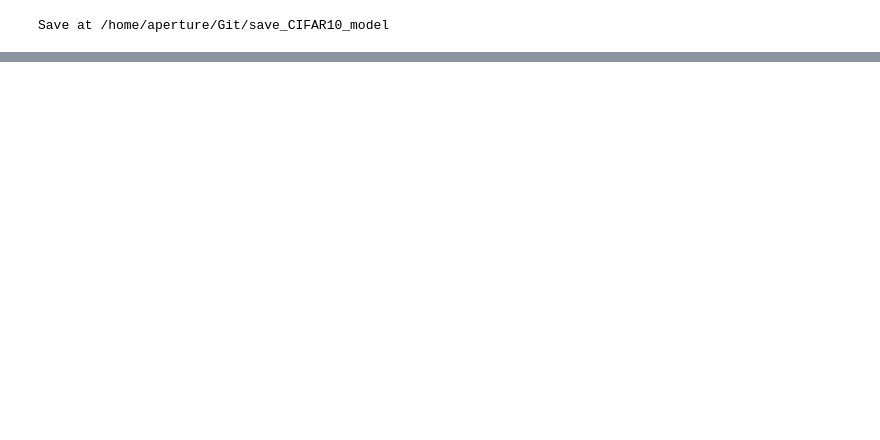
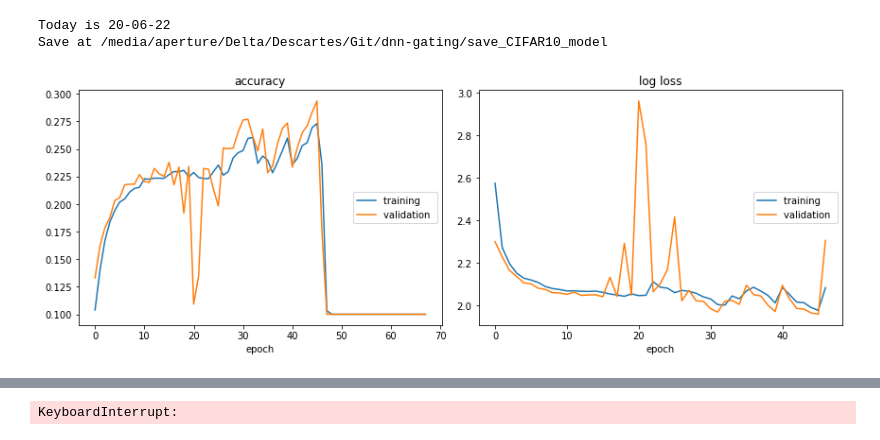
Before and after one commit to pjh177787/dnn-gating, a Jupyter notebook: ResNet20_Cifar10.ipynb, the cells around one changed output, grey strips where cells are left out. Cells and saved outputs as stored; diff of their text form; code cells hidden in the pictures; blank space fills up the shorter version.

```diff
--- a/ResNet20_Cifar10.ipynb
+++ b/ResNet20_Cifar10.ipynb
@@ -46,8 +46,9 @@ def load_cifar10():
 
     classes = ('plane', 'car', 'bird', 'cat',
                'deer', 'dog', 'frog', 'horse', 'ship', 'truck')
+    dataset_sizes = [len(trainset), len(testset)]
 
-    return trainloader, testloader, classes
+    return trainloader, testloader, classes, dataset_sizes
 # %%
 def generate_model(model_arch):
     if model_arch == 'resnet-20':
@@ -192,12 +227,22 @@ def test_accu(testloader, net, device):
 
     correct = 0
     total = 0
+    running_loss = 0.0
     # switch the model to the evaluation mode
     net.eval()
     with torch.no_grad():
         for data in testloader:
             images, labels = data[0].to(device), data[1].to(device)
             outputs = net(images)
+
+            criterion = (nn.CrossEntropyLoss().cuda()
+                if torch.cuda.is_available() else nn.CrossEntropyLoss())
+            loss = criterion(outputs, labels)
+            for name, param in net.named_parameters():
+                if 'threshold' in name:
+                    loss += sigma * torch.norm(param-gtarget)
+            running_loss += loss.item() * images.size(0)
+
             _, predicted = torch.max(outputs.data, 1)
             total += labels.size(0)
             correct += (predicted == labels).sum().item()
@@ -214,6 +259,10 @@ def test_accu(testloader, net, device):
         100 * correct / total))
     if pg:
         print('Sparsity of the update phase: %.1f %%' % (100-np.sum(cnt_high)*1.0/np.sum(cnt_out)*100))
+
+    val_loss = running_loss / total
+    val_acc = correct / total
+    return val_loss, val_acc
 # %%
 def per_class_test_accu(testloader, classes, net, device):
     class_correct = list(0. for i in range(10))
@@ -235,16 +284,21 @@ def per_class_test_accu(testloader, classes, net, device):
         print('Accuracy of %5s : %.1f %%' % (
             classes[i], 100 * class_correct[i] / class_total[i]))
 # %%
-batch_size = 32
-num_epoch = 200
+from datetime import date
+today = date.today().strftime("%y-%m-%d")
+print("Today is", today)
+
+batch_size = 128
+num_epoch = 400
 _LAST_EPOCH = -1 #last_epoch arg is useful for restart
 _WEIGHT_DECAY = 1e-4
 _ARCH = "resnet-20"
-this_file_path = os.path.dirname(os.path.abspath('.'))
+this_file_path = os.path.abspath('./')
 save_folder = os.path.join(this_file_path, 'save_CIFAR10_model')
 print('Save at', save_folder)
 # %% [output]
-Save at /home/aperture/Git/save_CIFAR10_model
+Today is 20-06-22
+Save at /media/aperture/Delta/Descartes/Git/dnn-gating/save_CIFAR10_model
 # %%
 path = None
 save = True
@@ -260,23 +316,24 @@ sigma = 0.001
 # %%
 device = torch.device("cuda:0" if torch.cuda.is_available() else "cpu")
 print("Available GPUs: {}".format(torch.cuda.device_count()))
 
 print("Create {} model.".format(_ARCH))
 net = generate_model(_ARCH)
 # print(net)
 
 if path:
     print("@ Load trained model from {}.".format(path))
     net.load_state_dict(torch.load(path))
 
 print("Loading the data.")
-trainloader, testloader, classes = load_cifar10()
+trainloader, testloader, classes, dataset_sizes = load_cifar10()
 if test:
     print("Mode: Test only.")
-    test_accu(testloader, net, device)
+    val_loss, val_acc = test_accu(testloader, net, device)
 else:
     print("Start training.")
-    train_model(trainloader, testloader, net, device)
-    test_accu(testloader, net, device)
-    per_class_test_accu(testloader, classes, net, device)
+    loss_list, accuracy_list, val_loss_list, val_acc_list = train_model(trainloader, dataset_sizes, testloader, net, device)
+    val_loss, val_acc = test_accu(testloader, net, device)
+#     per_class_test_accu(testloader, classes, net, device)
 # %% [output]
+[figure, added]
@@ -299,0 +352 @@ Epoch: [199][ 649/1563] Lo
+KeyboardInterrupt:
```
Also changed, not shown: parts of 5 cells of this notebook, 11 other files.
